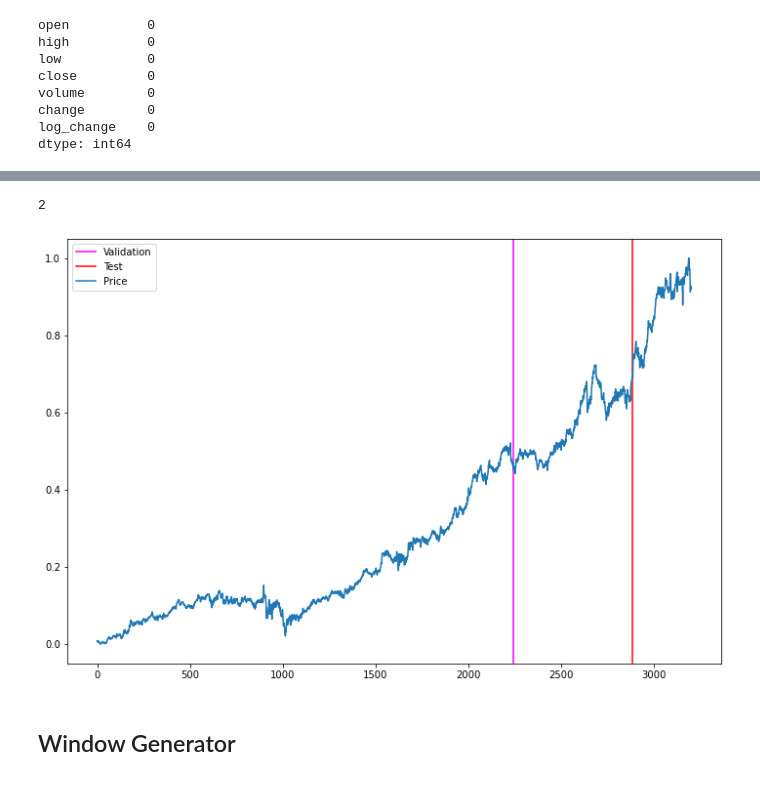
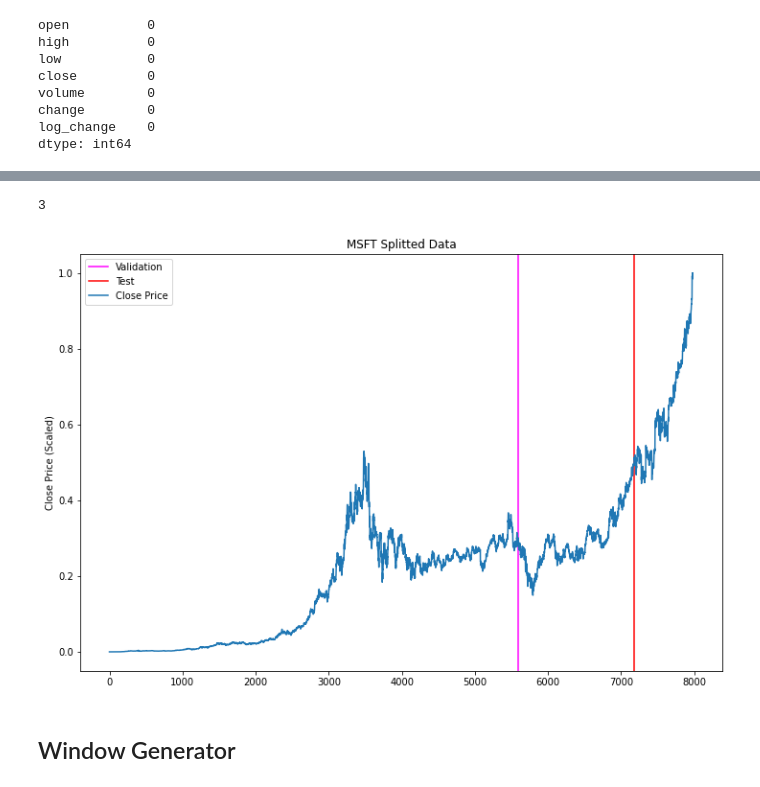
Before and after one commit to iislamm/stock-prices-prediction, a Jupyter notebook: stocks_prediction.ipynb, the cells around one changed output, grey strips where cells are left out. Drawn from its saved outputs; the diff is of its cells as text; code cells hidden in the pictures.

```diff
--- a/stocks_prediction.ipynb
+++ b/stocks_prediction.ipynb
@@ -18,2 +21,5 @@ matplotlib.rcParams['figure.figsize'] = (12, 8)
+# %%
+matplotlib.rcParams['figure.figsize'] = (12, 8)
+plt.rcParams['figure.figsize'] = [12, 8]
 # %% [markdown]
 ## Data
@@ -26,7 +31,6 @@ def plot_series(time, series, format="-", start=0, end=None):
 # %%
 dateparse = lambda dates: pd.datetime.strptime(dates, '%Y-%m-%d')
-df = pd.read_csv('./Datasets/huge-stock-market-dataset/Stocks/acgl.us.txt', index_col='Date', parse_dates=['Date'], date_parser=dateparse)
+df = pd.read_csv('/content/drive/MyDrive/GP/Datasets/huge-stock-market-dataset/Stocks/ms.us.txt', index_col='Date', parse_dates=['Date'], date_parser=dateparse)
 print(len(df))
-df.head()
 # %% [output]
 3201
@@ -114,4 +164,5 @@ change        0
 log_change    0
 dtype: int64
 # %%
-df = df[['close', 'log_change']]
+df = df[['close', 'log_change', 'volume']]
+df.head()
@@ -124,15 +183,17 @@ test_df = df[int(n*0.9):]
 num_features = df.shape[1]
 num_features
 # %% [output]
-2
+3
 # %%
 plt.axvline(x=len(train_df), color='magenta')
 plt.axvline(x=len(train_df) + len(val_df), color='red')
 plt.plot(range(len(df)), df.close)
-plt.legend(['Validation', 'Test', 'Price'])
+plt.legend(['Validation', 'Test', 'Close Price'])
+plt.title('MSFT Splitted Data')
+plt.ylabel('Close Price (Scaled)')
 plt.show()
 # %% [output]
-[figure, old version]
+[figure, new version]
 # %% [markdown]
 ## Window Generator
 # %%
```
Also changed, not shown: parts of 81 cells of this notebook.
